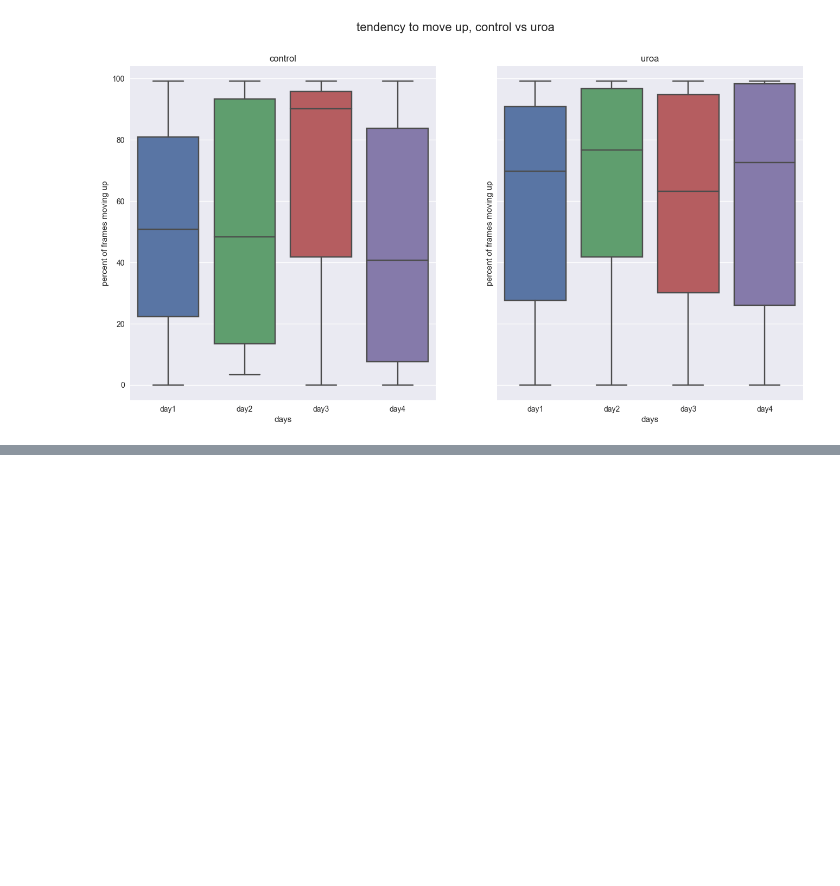
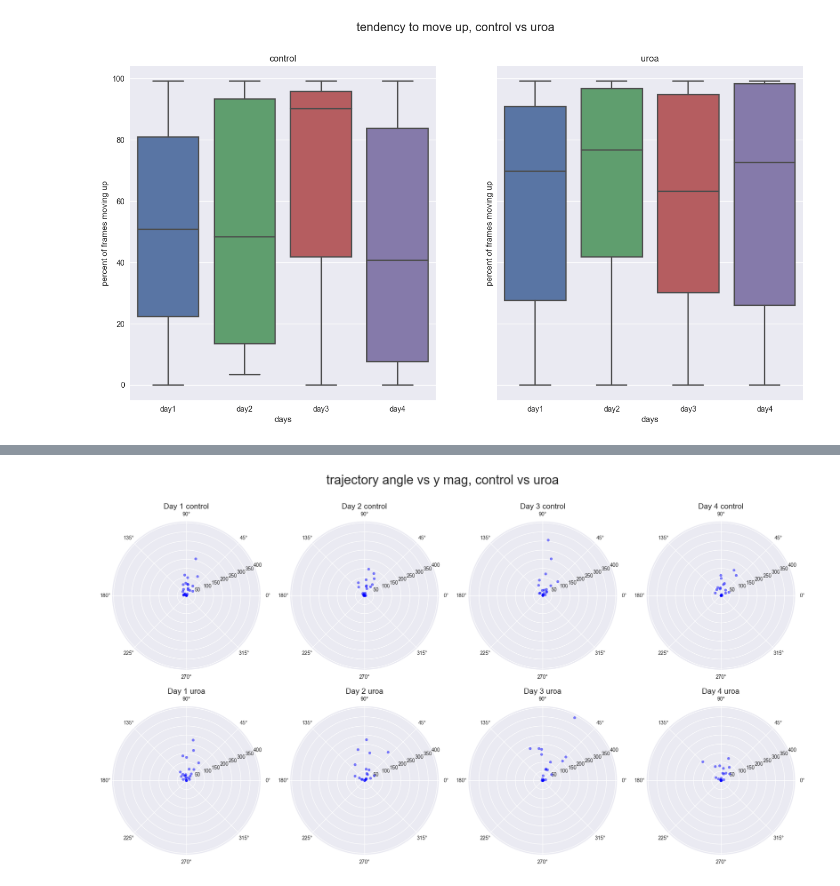
Before and after one commit to teesha902/FYP_ASMLab, a Jupyter notebook: visualisation.ipynb, the cells around one changed output, grey strips where cells are left out. Saved outputs shown, nothing was run; the diff lists cells and outputs as text; code cells hidden in the pictures; blank space fills up the shorter version.

```diff
--- a/visualisation.ipynb
+++ b/visualisation.ipynb
@@ -429,0 +481,13 @@ for i, axes in enumerate(axes.flat):
+# %%
+#create a separate polar plot for each day
+fig, axs = plt.subplots(2, 4, subplot_kw=dict(projection='polar'), sharex=True, sharey=True, figsize=(24,12))
+plt.suptitle("trajectory angle vs y mag, control vs uroa", fontsize=25)
+for i, ax in enumerate(axs.flat):
+    group = mag_y_trajectory_df.get_group(keys[i])
+    angles = group["trajectory_angle"].apply(lambda x: x * (np.pi) / 180)  # convert to radians
+    ax.scatter(angles, group["y_mag"], s=25, c='b', alpha=0.5)
+    ax.set_title(f"Day {keys[i][1]} {'uroa' if keys[i][0] == 1 else 'control'}", fontsize=15)
+
+plt.show()
+# %% [output]
+[figure, added]
```
Also changed, not shown: parts of 11 cells of this notebook, 2 other files.
